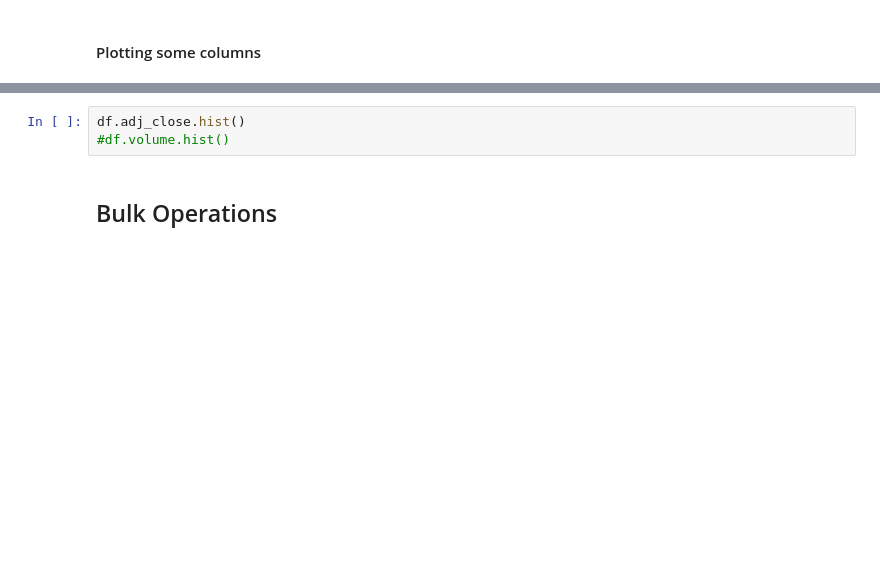
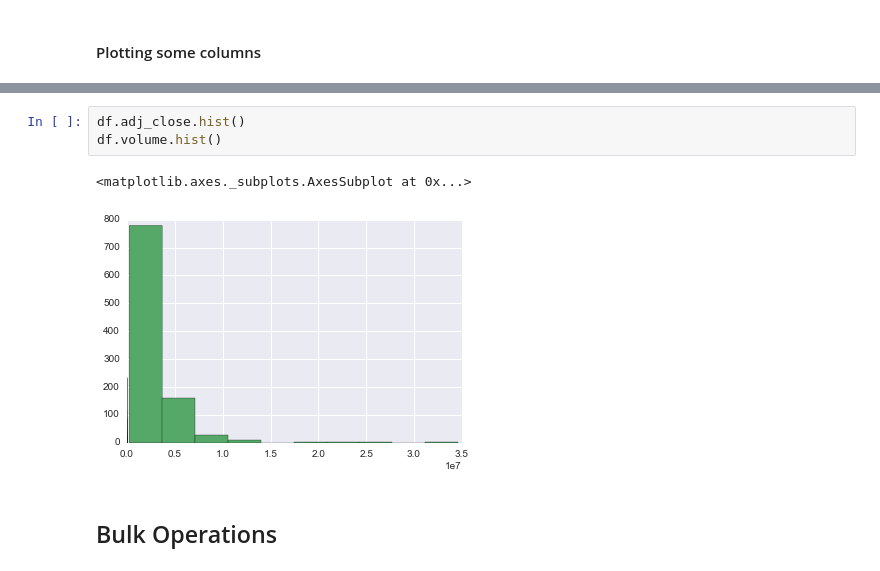
Before and after one commit to Gladius531218/DataMiningNotes, a Jupyter notebook: Lecture2/Getting-to-know-your-data-with-Pandas.ipynb, the cells around one changed output, grey strips where cells are left out. Drawn from its saved outputs; the diff is of its cells as text; blank space fills up the shorter version.

```diff
--- a/Lecture2/Getting-to-know-your-data-with-Pandas.ipynb
+++ b/Lecture2/Getting-to-know-your-data-with-Pandas.ipynb
@@ -124,6 +273,9 @@ plt.legend(loc=2)
 # %%
 df.adj_close.hist()
-#df.volume.hist()
+df.volume.hist()
+# %% [output]
+<matplotlib.axes._subplots.AxesSubplot at 0x...>
+[figure, added]
 # %% [markdown]
 ## Bulk Operations
 # %% [markdown]
```
Also changed, not shown: parts of 24 cells of this notebook, 3 other files.
